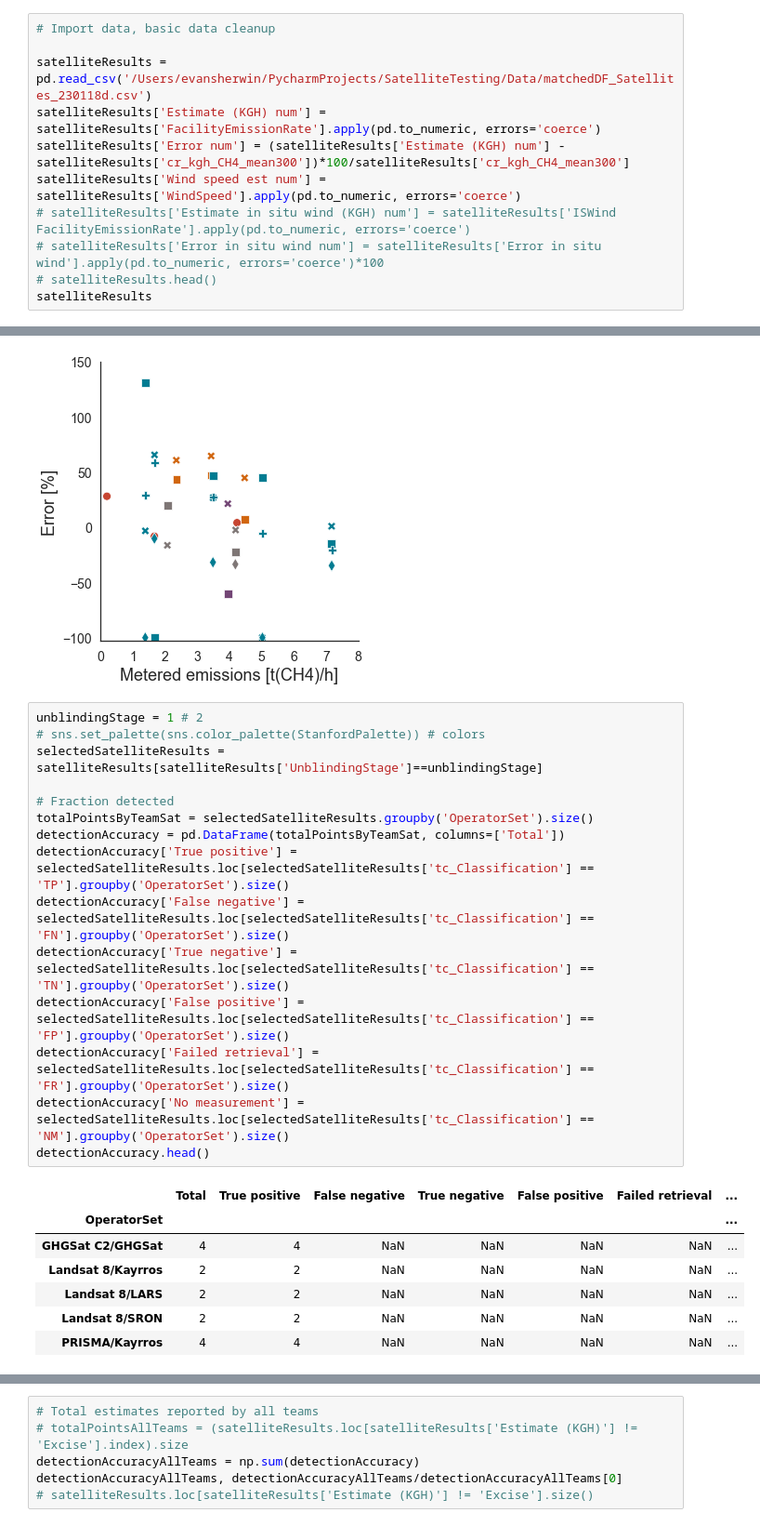
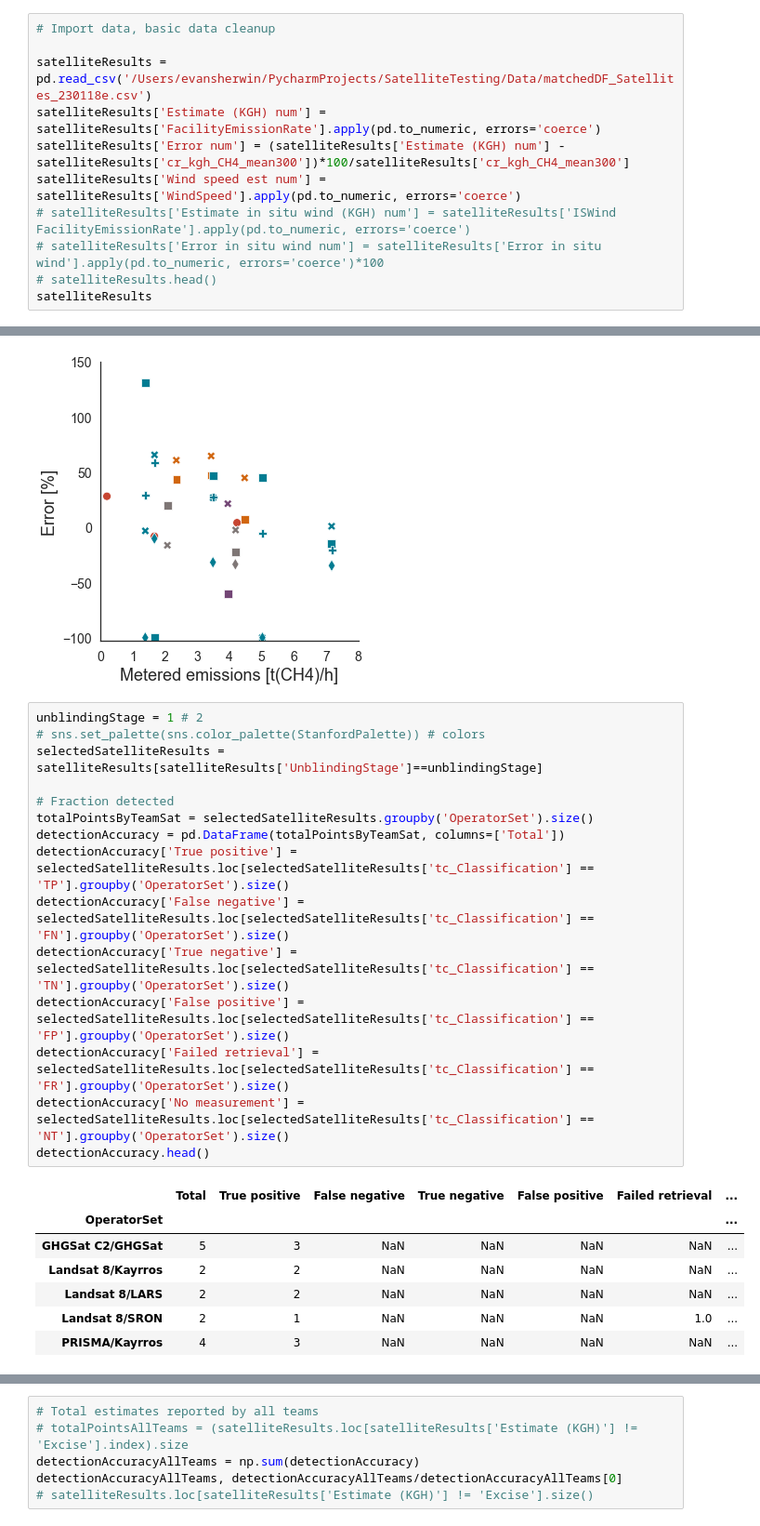
Before and after one commit to esherwin/SatelliteTesting, a Jupyter notebook: SatelliteTestingFiguresFullData.ipynb, the cells around one changed output, grey strips where cells are left out. Shown at 93% size. Cells and saved outputs as stored; diff of their text form.

```diff
--- a/SatelliteTestingFiguresFullData.ipynb
+++ b/SatelliteTestingFiguresFullData.ipynb
@@ -22,7 +22,7 @@ import lxml
 # %%
 # Import data, basic data cleanup
 
-satelliteResults = pd.read_csv('/Users/evansherwin/PycharmProjects/SatelliteTesting/Data/matchedDF_Satellites_230118d.csv')
+satelliteResults = pd.read_csv('/Users/evansherwin/PycharmProjects/SatelliteTesting/Data/matchedDF_Satellites_230118e.csv')
 satelliteResults['Estimate (KGH) num'] = satelliteResults['FacilityEmissionRate'].apply(pd.to_numeric, errors='coerce')
 satelliteResults['Error num'] = (satelliteResults['Estimate (KGH) num'] - satelliteResults['cr_kgh_CH4_mean300'])*100/satelliteResults['cr_kgh_CH4_mean300']
 satelliteResults['Wind speed est num'] = satelliteResults['WindSpeed'].apply(pd.to_numeric, errors='coerce')
@@ -844,23 +558,23 @@ plt.savefig('/Users/evansherwin/PycharmProjects/SatelliteTesting/Figures/Satelli
 # %%
 unblindingStage = 1 # 2
 # sns.set_palette(sns.color_palette(StanfordPalette)) # colors
 selectedSatelliteResults = satelliteResults[satelliteResults['UnblindingStage']==unblindingStage]
 
 # Fraction detected
 totalPointsByTeamSat = selectedSatelliteResults.groupby('OperatorSet').size()
 detectionAccuracy = pd.DataFrame(totalPointsByTeamSat, columns=['Total'])
 detectionAccuracy['True positive'] =  selectedSatelliteResults.loc[selectedSatelliteResults['tc_Classification'] == 'TP'].groupby('OperatorSet').size()
 detectionAccuracy['False negative'] = selectedSatelliteResults.loc[selectedSatelliteResults['tc_Classification'] == 'FN'].groupby('OperatorSet').size()
 detectionAccuracy['True negative'] = selectedSatelliteResults.loc[selectedSatelliteResults['tc_Classification'] == 'TN'].groupby('OperatorSet').size()
 detectionAccuracy['False positive'] = selectedSatelliteResults.loc[selectedSatelliteResults['tc_Classification'] == 'FP'].groupby('OperatorSet').size()
 detectionAccuracy['Failed retrieval'] = selectedSatelliteResults.loc[selectedSatelliteResults['tc_Classification'] == 'FR'].groupby('OperatorSet').size()
-detectionAccuracy['No measurement'] = selectedSatelliteResults.loc[selectedSatelliteResults['tc_Classification'] == 'NM'].groupby('OperatorSet').size()
+detectionAccuracy['No measurement'] = selectedSatelliteResults.loc[selectedSatelliteResults['tc_Classification'] == 'NT'].groupby('OperatorSet').size()
 detectionAccuracy.head()
 # %% [output]
 |  | Total | True positive | False negative | True negative | False positive | Failed retrieval | ... |
 | OperatorSet |  |  |  |  |  |  | ... |
-| GHGSat C2/GHGSat | 4 | 4 | NaN | NaN | NaN | NaN | ... |
+| GHGSat C2/GHGSat | 5 | 3 | NaN | NaN | NaN | NaN | ... |
 | Landsat 8/Kayrros | 2 | 2 | NaN | NaN | NaN | NaN | ... |
 | Landsat 8/LARS | 2 | 2 | NaN | NaN | NaN | NaN | ... |
-| Landsat 8/SRON | 2 | 2 | NaN | NaN | NaN | NaN | ... |
-| PRISMA/Kayrros | 4 | 4 | NaN | NaN | NaN | NaN | ... |
+| Landsat 8/SRON | 2 | 1 | NaN | NaN | NaN | 1.0 | ... |
+| PRISMA/Kayrros | 4 | 3 | NaN | NaN | NaN | NaN | ... |
```
Also changed, not shown: parts of 21 cells of this notebook.
